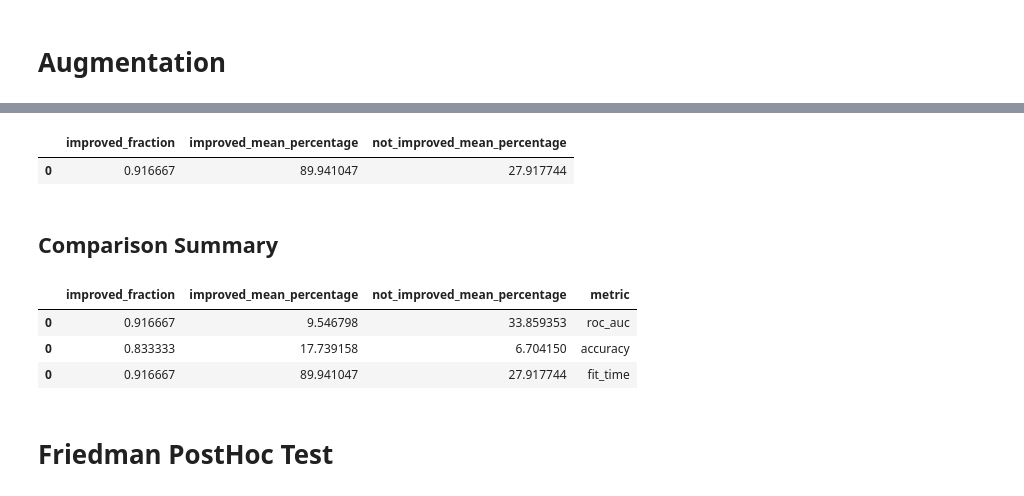
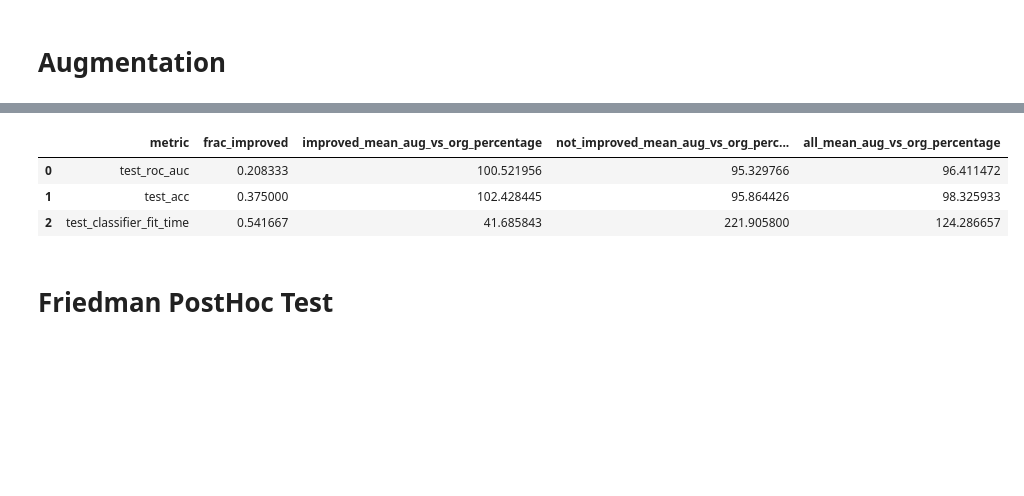
Before and after one commit to TzviLederer/feature-selection, a Jupyter notebook: analyze_results.ipynb, the cells around one changed output, grey strips where cells are left out. Drawn from its saved outputs; the diff is of its cells as text; code cells hidden in the pictures; blank space fills up the shorter version.

```diff
--- a/analyze_results.ipynb
+++ b/analyze_results.ipynb
@@ -576,29 +430,31 @@ res_df
-# %%
-stats = []
-improved = res_df[res_df[f'better_mode'] == 'Augmented']
-not_improved = res_df[res_df[f'better_mode'] == 'Original']
-frac_improved = len(improved) / len(res_df)
-mean_improved = improved['percentage'].mean()
-mean_not_improved = not_improved['percentage'].mean()
-stats.append({'improved_fraction': frac_improved, 'improved_mean_percentage': mean_improved, 'not_improved_mean_percentage': mean_not_improved})
-fit_time_stats_df = pd.DataFrame(stats)
-fit_time_stats_df
-# %% [output]
-|  | improved_fraction | improved_mean_percentage | not_improved_mean_percentage |
-| 0 | 0.916667 | 89.941047 | 27.917744 |
-# %% [markdown]
-## Comparison Summary
-# %%
-roc_auc_stats_df['metric'] = 'roc_auc'
-acc_stats_df['metric'] = 'accuracy'
-fit_time_stats_df['metric'] = 'fit_time'
-stats_df = pd.concat([roc_auc_stats_df, acc_stats_df, fit_time_stats_df])
-stats_df
-# %% [output]
-|  | improved_fraction | improved_mean_percentage | not_improved_mean_percentage | metric |
-| 0 | 0.916667 | 9.546798 | 33.859353 | roc_auc |
-| 0 | 0.833333 | 17.739158 | 6.704150 | accuracy |
-| 0 | 0.916667 | 89.941047 | 27.917744 | fit_time |
+# %%
+agg = {'test_roc_auc': 'mean', 'test_acc': 'mean', 'test_classifier_fit_time': 'max'}
+rename = {k:f'aug_{k}' for k in agg.keys()}
+experiment_cols = ['dataset', 'filtering_algorithm', 'n_selected_features', 'learning_algorithm'] # filtering_algorithm
+aug_df = df[df['filtering_algorithm'].str.endswith('_Aug')].groupby(experiment_cols).agg(agg).reset_index().rename(columns=rename)
+aug_df['filtering_algorithm'] = aug_df['filtering_algorithm'].map(lambda x: x[:-len('_Aug')])
+
+cmp_df = aug_df.join(df.groupby(experiment_cols).agg(agg).reset_index().set_index(experiment_cols), on=experiment_cols)
+
+stats = []
+for k in agg.keys():
+    is_better = (cmp_df[f'aug_{k}'] < cmp_df[k]) if 'time' in k else (cmp_df[f'aug_{k}'] > cmp_df[k])
+    cmp_df[f'better_mode_{k}'] = is_better.map(lambda x: 'Augmented' if x else 'Original')
+    cmp_df[f'aug_vs_org_{k}_percentage'] = cmp_df.apply(lambda x: (100 * x[f'aug_{k}'] / x[k]), axis=1)
+    stats.append({
+        'metric': k,
+        'frac_improved': len(cmp_df[is_better]) / len(cmp_df),
+        'improved_mean_aug_vs_org_percentage': cmp_df[is_better][f'aug_vs_org_{k}_percentage'].mean(),
+        'not_improved_mean_aug_vs_org_percentage': cmp_df[~is_better][f'aug_vs_org_{k}_percentage'].mean(),
+        'all_mean_aug_vs_org_percentage': cmp_df[f'aug_vs_org_{k}_percentage'].mean()
+    })
+stats_df = pd.DataFrame(stats)
+stats_df
+# %% [output]
+|  | metric | frac_improved | improved_mean_aug_vs_org_percentage | not_improved_mean_aug_vs_org_perc... | all_mean_aug_vs_org_percentage |
+| 0 | test_roc_auc | 0.208333 | 100.521956 | 95.329766 | 96.411472 |
+| 1 | test_acc | 0.375000 | 102.428445 | 95.864426 | 98.325933 |
+| 2 | test_classifier_fit_time | 0.541667 | 41.685843 | 221.905800 | 124.286657 |
 # %% [markdown]
 # Friedman PostHoc Test
 # %%
```
Also changed, not shown: parts of 8 cells of this notebook.
